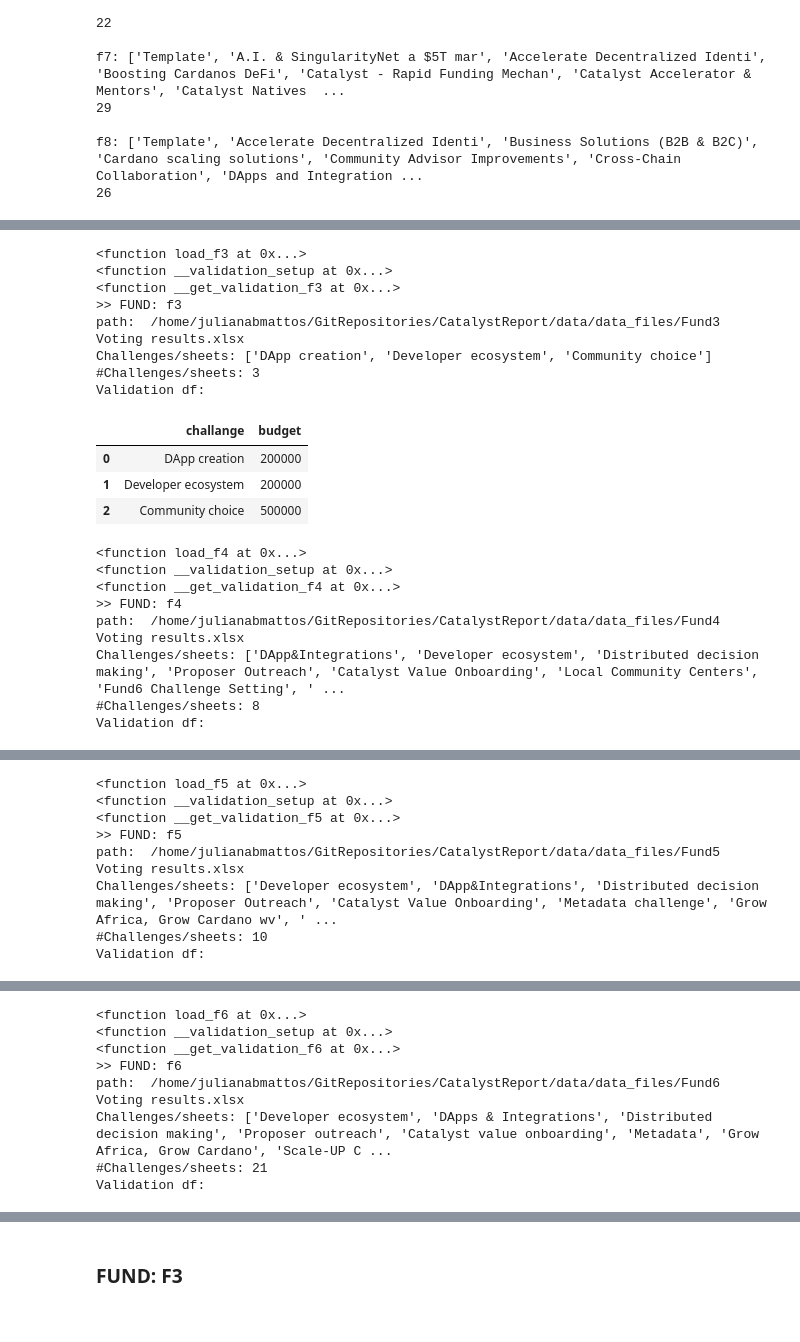
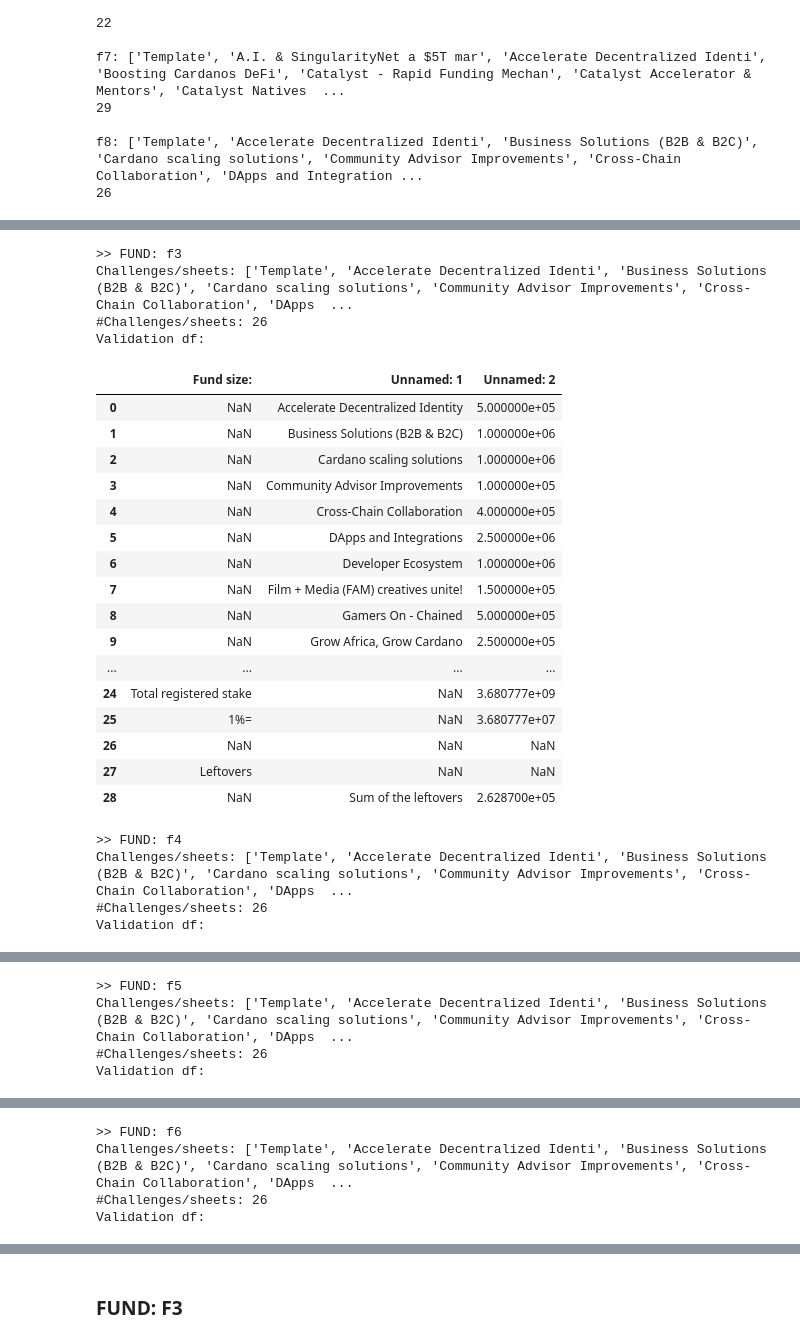
Before and after one commit to jbmattos/CatalystReport, a Jupyter notebook: data/data_setup.ipynb, the cells around one changed output, grey strips where cells are left out. Drawn from its saved outputs; the diff is of its cells as text; code cells hidden in the pictures.

Commit message:
CatalystData complete loading/preprocess

```diff
--- a/data/data_setup.ipynb
+++ b/data/data_setup.ipynb
@@ -14,10 +16,10 @@ files = ["Fund3 Voting results.xlsx",
          "Fund6 Voting results.xlsx",
          "Fund7 Voting results.xlsx",
          "Fund8 Voting results.xlsx"]
-dbs = {}
+dbs_from_xls = {}
 for f, file in zip(funds, files):
-    dbs[f] = pd.ExcelFile(path+file)
-print('Funds loaded: {}'.format(list(dbs.keys())))
+    dbs_from_xls[f] = pd.ExcelFile(path+file)
+print('Funds loaded: {}'.format(list(dbs_from_xls.keys())))
 # %% [output]
 Funds loaded: ['f3', 'f4', 'f5', 'f6', 'f7', 'f8']
 # %% [markdown]
@@ -25,8 +27,8 @@ Funds loaded: ['f3', 'f4', 'f5', 'f6', 'f7', 'f8']
 # %%
 sheets = {}
 print('Sheets by fund:\n')
-for f, xls in dbs.items():
-    sheets[f] = list(dbs[f].sheet_names)
+for f, xls in dbs_from_xls.items():
+    sheets[f] = list(dbs_from_xls[f].sheet_names)
     print("{}: {}".format(f, sheets[f]))
     print(len(sheets[f]))
     print()
@@ -58,32 +59,42 @@ Obs: number of loaded sheets match the counting from direct file_path reading
 # %%
-cat_data = {}
+data_xls = {}
 for fund in funds:
-    cat_data[fund] = get_catalyst_data(fund)
+
+    if 'validation' in sheets[f]:
+        df_valid = dbs_from_xls[f].parse(sheet_name='validation')
+    elif 'Validation' in sheets[f]:
+        df_valid = dbs_from_xls[f].parse(sheet_name='Validation')
+    else:
+        df_valid = None
 
     print(">> FUND: {}".format(fund))
-    print('path: ', cat_data[fund].path)
-    print('Challenges/sheets: {}'.format(list(cat_data[fund].data.keys())))
-    print('#Challenges/sheets: {}'.format(len(list(cat_data[fund].data.keys()))))
+    print('Challenges/sheets: {}'.format(list(sheets[f])))
+    print('#Challenges/sheets: {}'.format(len(list(sheets[f]))))
     print('Validation df:')
-    display(cat_data[fund].validation)
+    display(df_valid)
 # %% [output]
-<function load_f3 at 0x...>
-<function __validation_setup at 0x...>
-<function __get_validation_f3 at 0x...>
 >> FUND: f3
-path:  /home/julianabmattos/GitRepositories/CatalystReport/data/data_files/Fund3 Voting results.xlsx
-Challenges/sheets: ['DApp creation', 'Developer ecosystem', 'Community choice']
-#Challenges/sheets: 3
+Challenges/sheets: ['Template', 'Accelerate Decentralized Identi', 'Business Solutions (B2B & B2C)', 'Cardano scaling solutions', 'Community Advisor Improvements', 'Cross-Chain Collaboration', 'DApps  ...
+#Challenges/sheets: 26
 Validation df:
-|  | challange | budget |
-| 0 | DApp creation | 200000 |
-| 1 | Developer ecosystem | 200000 |
-| 2 | Community choice | 500000 |
+|  | Fund size: | Unnamed: 1 | Unnamed: 2 |
+| 0 | NaN | Accelerate Decentralized Identity | 5.000000e+05 |
+| 1 | NaN | Business Solutions (B2B & B2C) | 1.000000e+06 |
+| 2 | NaN | Cardano scaling solutions | 1.000000e+06 |
+| 3 | NaN | Community Advisor Improvements | 1.000000e+05 |
+| 4 | NaN | Cross-Chain Collaboration | 4.000000e+05 |
+| 5 | NaN | DApps and Integrations | 2.500000e+06 |
+| 6 | NaN | Developer Ecosystem | 1.000000e+06 |
+| 7 | NaN | Film + Media (FAM) creatives unite! | 1.500000e+05 |
+| 8 | NaN | Gamers On - Chained | 5.000000e+05 |
+| 9 | NaN | Grow Africa, Grow Cardano | 2.500000e+05 |
+| ... | ... | ... | ... |
+| 24 | Total registered stake | NaN | 3.680777e+09 |
+| 25 | 1%= | NaN | 3.680777e+07 |
+| 26 | NaN | NaN | NaN |
+| 27 | Leftovers | NaN | NaN |
+| 28 | NaN | Sum of the leftovers | 2.628700e+05 |
-<function load_f4 at 0x...>
-<function __validation_setup at 0x...>
-<function __get_validation_f4 at 0x...>
 >> FUND: f4
-path:  /home/julianabmattos/GitRepositories/CatalystReport/data/data_files/Fund4 Voting results.xlsx
-Challenges/sheets: ['DApp&Integrations', 'Developer ecosystem', 'Distributed decision making', 'Proposer Outreach', 'Catalyst Value Onboarding', 'Local Community Centers', 'Fund6 Challenge Setting', ' ...
-#Challenges/sheets: 8
+Challenges/sheets: ['Template', 'Accelerate Decentralized Identi', 'Business Solutions (B2B & B2C)', 'Cardano scaling solutions', 'Community Advisor Improvements', 'Cross-Chain Collaboration', 'DApps  ...
+#Challenges/sheets: 26
 Validation df:
@@ -99,8 +118,4 @@ Validation df:
-<function load_f5 at 0x...>
-<function __validation_setup at 0x...>
-<function __get_validation_f5 at 0x...>
 >> FUND: f5
-path:  /home/julianabmattos/GitRepositories/CatalystReport/data/data_files/Fund5 Voting results.xlsx
-Challenges/sheets: ['Developer ecosystem', 'DApp&Integrations', 'Distributed decision making', 'Proposer Outreach', 'Catalyst Value Onboarding', 'Metadata challenge', 'Grow Africa, Grow Cardano wv', ' ...
-#Challenges/sheets: 10
+Challenges/sheets: ['Template', 'Accelerate Decentralized Identi', 'Business Solutions (B2B & B2C)', 'Cardano scaling solutions', 'Community Advisor Improvements', 'Cross-Chain Collaboration', 'DApps  ...
+#Challenges/sheets: 26
 Validation df:
@@ -118,8 +139,4 @@ Validation df:
-<function load_f6 at 0x...>
-<function __validation_setup at 0x...>
-<function __get_validation_f6 at 0x...>
 >> FUND: f6
-path:  /home/julianabmattos/GitRepositories/CatalystReport/data/data_files/Fund6 Voting results.xlsx
-Challenges/sheets: ['Developer ecosystem', 'DApps & Integrations', 'Distributed decision making', 'Proposer outreach', 'Catalyst value onboarding', 'Metadata', 'Grow Africa, Grow Cardano', 'Scale-UP C ...
-#Challenges/sheets: 21
+Challenges/sheets: ['Template', 'Accelerate Decentralized Identi', 'Business Solutions (B2B & B2C)', 'Cardano scaling solutions', 'Community Advisor Improvements', 'Cross-Chain Collaboration', 'DApps  ...
+#Challenges/sheets: 26
 Validation df:
```
Also changed, not shown: parts of 42 cells of this notebook, 1 other file.
